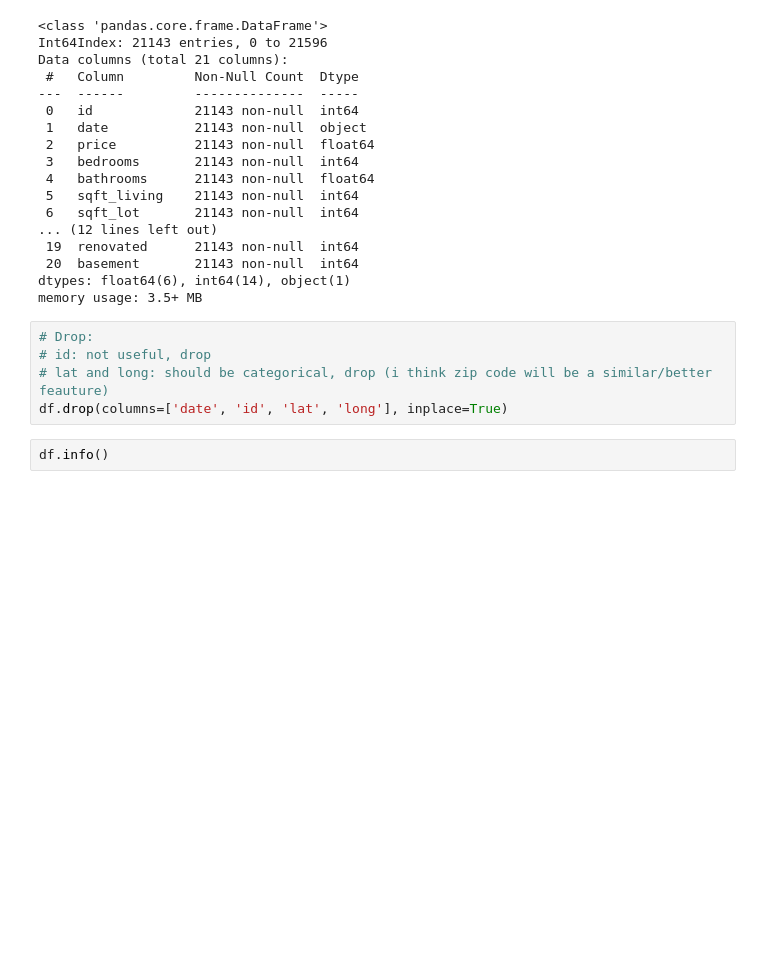
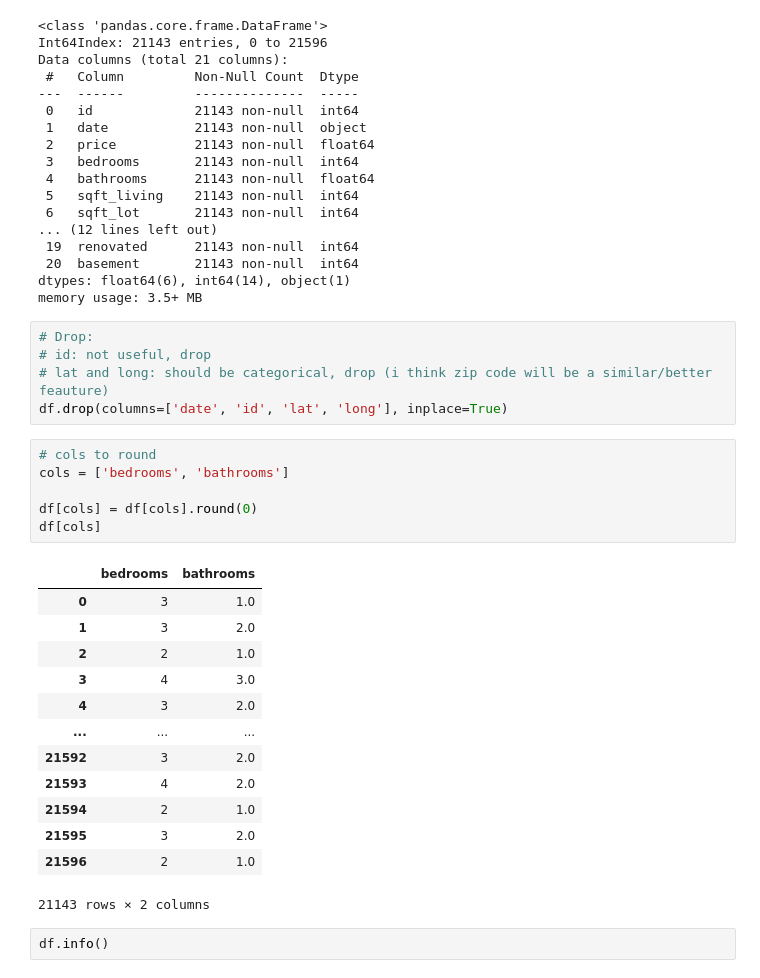
Before and after one commit to dquillao/dsc-mod-2-project-v2-1-online-ds-sp-000, a Jupyter notebook: Version 2.ipynb, the cells around one changed output. Drawn from its saved outputs; the diff is of its cells as text; blank space fills up the shorter version.

```diff
--- a/Version 2.ipynb
+++ b/Version 2.ipynb
@@ -311,6 +312,26 @@ memory usage: 3.5+ MB
 # id: not useful, drop
 # lat and long: should be categorical, drop (i think zip code will be a similar/better feauture)
 df.drop(columns=['date', 'id', 'lat', 'long'], inplace=True)
+# %%
+# cols to round
+cols = ['bedrooms', 'bathrooms']
+
+df[cols] = df[cols].round(0)
+df[cols]
+# %% [output]
+|  | bedrooms | bathrooms |
+| 0 | 3 | 1.0 |
+| 1 | 3 | 2.0 |
+| 2 | 2 | 1.0 |
+| 3 | 4 | 3.0 |
+| 4 | 3 | 2.0 |
+| ... | ... | ... |
+| 21592 | 3 | 2.0 |
+| 21593 | 4 | 2.0 |
+| 21594 | 2 | 1.0 |
+| 21595 | 3 | 2.0 |
+| 21596 | 2 | 1.0 |
+21143 rows × 2 columns
 # %%
 df.info()
 # %% [output]
```
Also changed, not shown: parts of 3 cells of this notebook, 1 other file.
